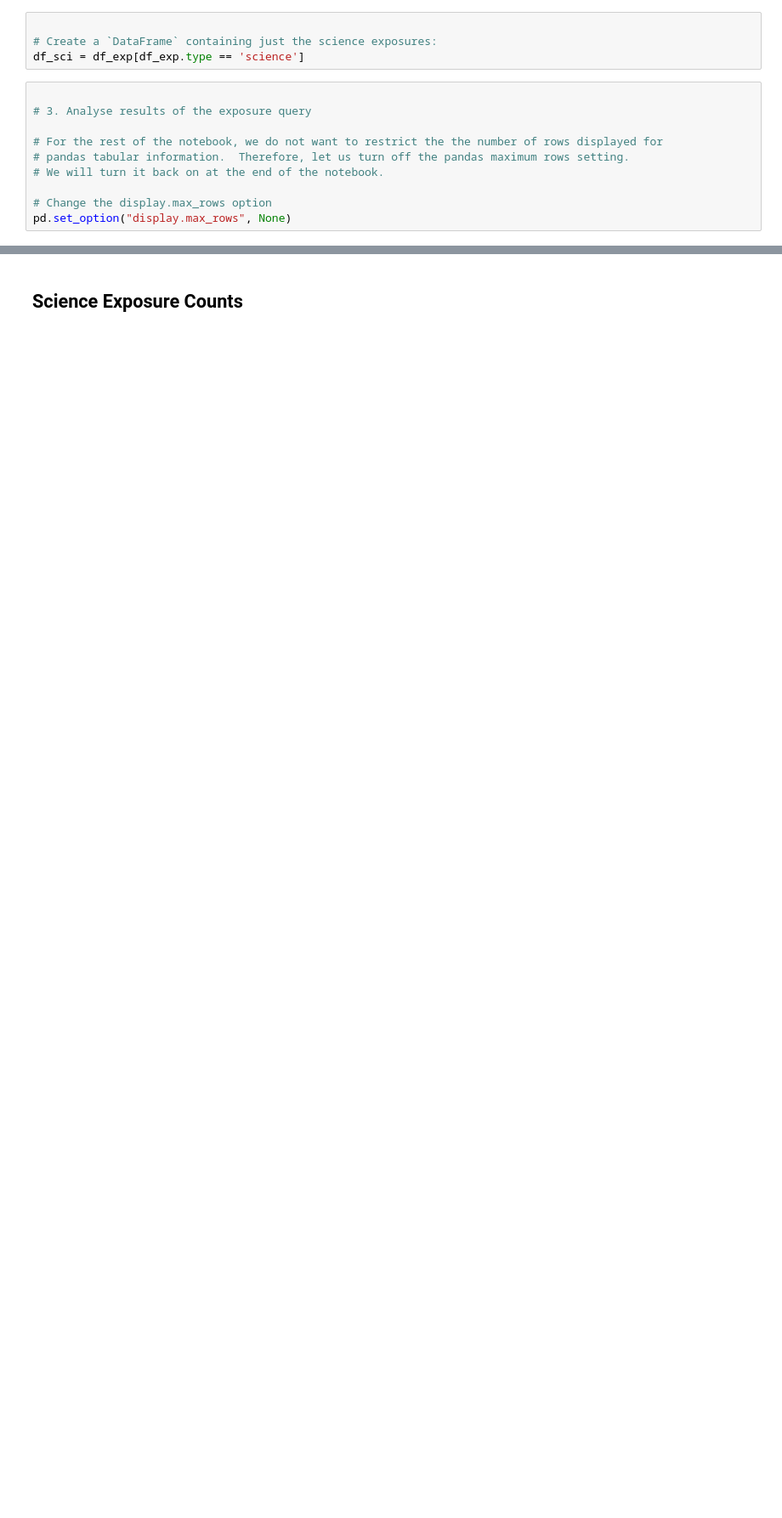
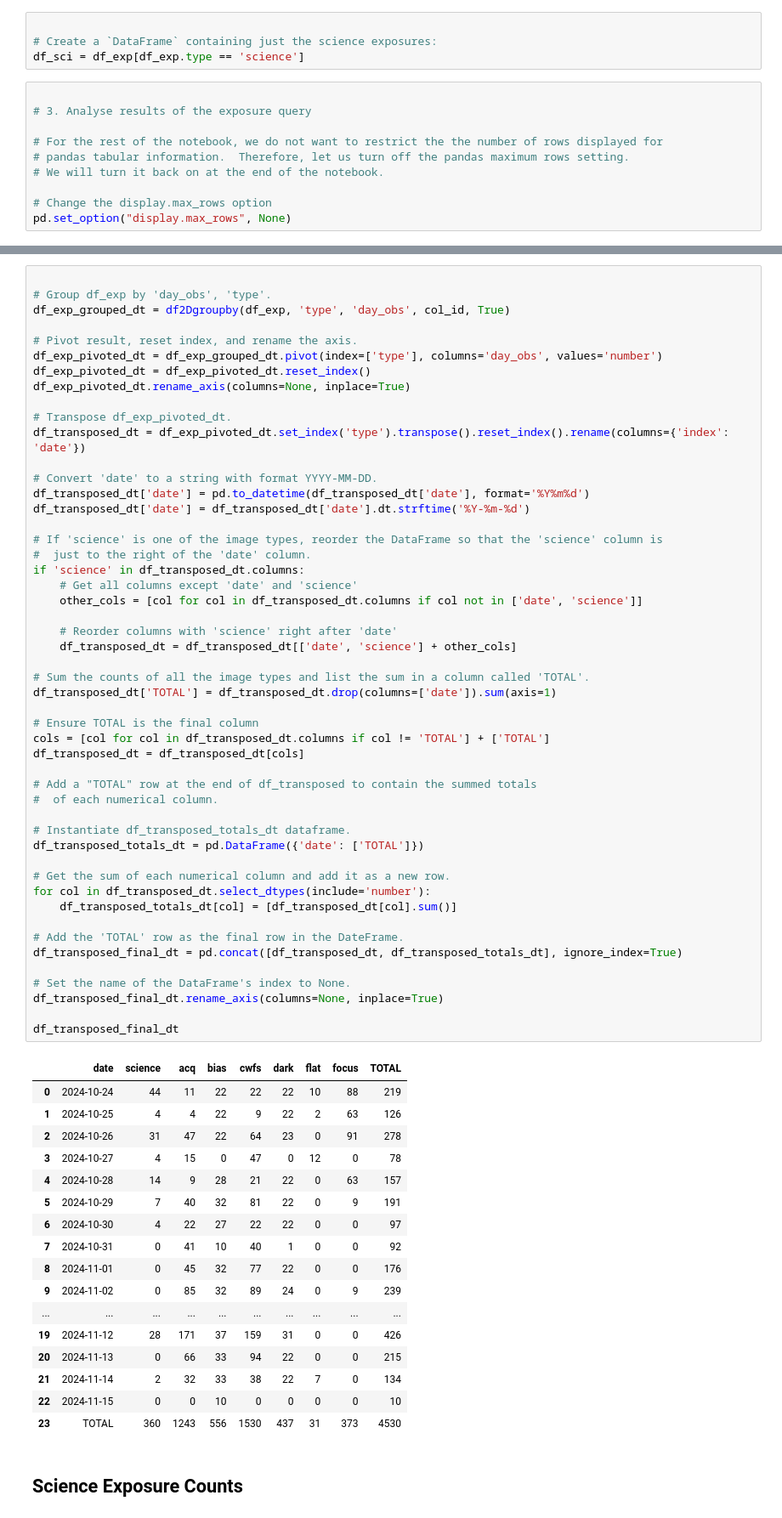
Before and after one commit to lsst-dm/vv-team-notebooks, a Jupyter notebook: reports/TargetReport.ipynb, the cells around one changed output, grey strips where cells are left out. Shown at 85% size. Drawn from its saved outputs; the diff is of its cells as text; blank space fills up the shorter version.

```diff
--- a/reports/TargetReport.ipynb
+++ b/reports/TargetReport.ipynb
@@ -586,3 +594,71 @@ df_final
+# %%
+
+# Group df_exp by 'day_obs', 'type'.
+df_exp_grouped_dt = df2Dgroupby(df_exp, 'type', 'day_obs', col_id, True)
+
+# Pivot result, reset index, and rename the axis.
+df_exp_pivoted_dt = df_exp_grouped_dt.pivot(index=['type'], columns='day_obs', values='number')
+df_exp_pivoted_dt = df_exp_pivoted_dt.reset_index()
+df_exp_pivoted_dt.rename_axis(columns=None, inplace=True)
+
+# Transpose df_exp_pivoted_dt.
+df_transposed_dt = df_exp_pivoted_dt.set_index('type').transpose().reset_index().rename(columns={'index': 'date'})
+
+# Convert 'date' to a string with format YYYY-MM-DD.
+df_transposed_dt['date'] = pd.to_datetime(df_transposed_dt['date'], format='%Y%m%d')
+df_transposed_dt['date'] = df_transposed_dt['date'].dt.strftime('%Y-%m-%d')
+
+# If 'science' is one of the image types, reorder the DataFrame so that the 'science' column is
+#  just to the right of the 'date' column.
+if 'science' in df_transposed_dt.columns:
+    # Get all columns except 'date' and 'science'
+    other_cols = [col for col in df_transposed_dt.columns if col not in ['date', 'science']]
+
+    # Reorder columns with 'science' right after 'date'
+    df_transposed_dt = df_transposed_dt[['date', 'science'] + other_cols]
+
+# Sum the counts of all the image types and list the sum in a column called 'TOTAL'.
+df_transposed_dt['TOTAL'] = df_transposed_dt.drop(columns=['date']).sum(axis=1)
+
+# Ensure TOTAL is the final column
+cols = [col for col in df_transposed_dt.columns if col != 'TOTAL'] + ['TOTAL']
+df_transposed_dt = df_transposed_dt[cols]
+
+# Add a "TOTAL" row at the end of df_transposed to contain the summed totals
+#  of each numerical column.
+
+# Instantiate df_transposed_totals_dt dataframe.
+df_transposed_totals_dt = pd.DataFrame({'date': ['TOTAL']})
+
+# Get the sum of each numerical column and add it as a new row.
+for col in df_transposed_dt.select_dtypes(include='number'):
+    df_transposed_totals_dt[col] = [df_transposed_dt[col].sum()]
+
+# Add the 'TOTAL' row as the final row in the DateFrame.
+df_transposed_final_dt = pd.concat([df_transposed_dt, df_transposed_totals_dt], ignore_index=True)
+
+# Set the name of the DataFrame's index to None.
+df_transposed_final_dt.rename_axis(columns=None, inplace=True)
+
+df_transposed_final_dt
+# %% [output]
+|  | date | science | acq | bias | cwfs | dark | flat | focus | TOTAL |
+| 0 | 2024-10-24 | 44 | 11 | 22 | 22 | 22 | 10 | 88 | 219 |
+| 1 | 2024-10-25 | 4 | 4 | 22 | 9 | 22 | 2 | 63 | 126 |
+| 2 | 2024-10-26 | 31 | 47 | 22 | 64 | 23 | 0 | 91 | 278 |
+| 3 | 2024-10-27 | 4 | 15 | 0 | 47 | 0 | 12 | 0 | 78 |
+| 4 | 2024-10-28 | 14 | 9 | 28 | 21 | 22 | 0 | 63 | 157 |
+| 5 | 2024-10-29 | 7 | 40 | 32 | 81 | 22 | 0 | 9 | 191 |
+| 6 | 2024-10-30 | 4 | 22 | 27 | 22 | 22 | 0 | 0 | 97 |
+| 7 | 2024-10-31 | 0 | 41 | 10 | 40 | 1 | 0 | 0 | 92 |
+| 8 | 2024-11-01 | 0 | 45 | 32 | 77 | 22 | 0 | 0 | 176 |
+| 9 | 2024-11-02 | 0 | 85 | 32 | 89 | 24 | 0 | 9 | 239 |
+| ... | ... | ... | ... | ... | ... | ... | ... | ... | ... |
+| 19 | 2024-11-12 | 28 | 171 | 37 | 159 | 31 | 0 | 0 | 426 |
+| 20 | 2024-11-13 | 0 | 66 | 33 | 94 | 22 | 0 | 0 | 215 |
+| 21 | 2024-11-14 | 2 | 32 | 33 | 38 | 22 | 7 | 0 | 134 |
+| 22 | 2024-11-15 | 0 | 0 | 10 | 0 | 0 | 0 | 0 | 10 |
+| 23 | TOTAL | 360 | 1243 | 556 | 1530 | 437 | 31 | 373 | 4530 |
 # %% [markdown]
 ## Science Exposure Counts
 # %%
```
Also changed, not shown: parts of 20 cells of this notebook.
